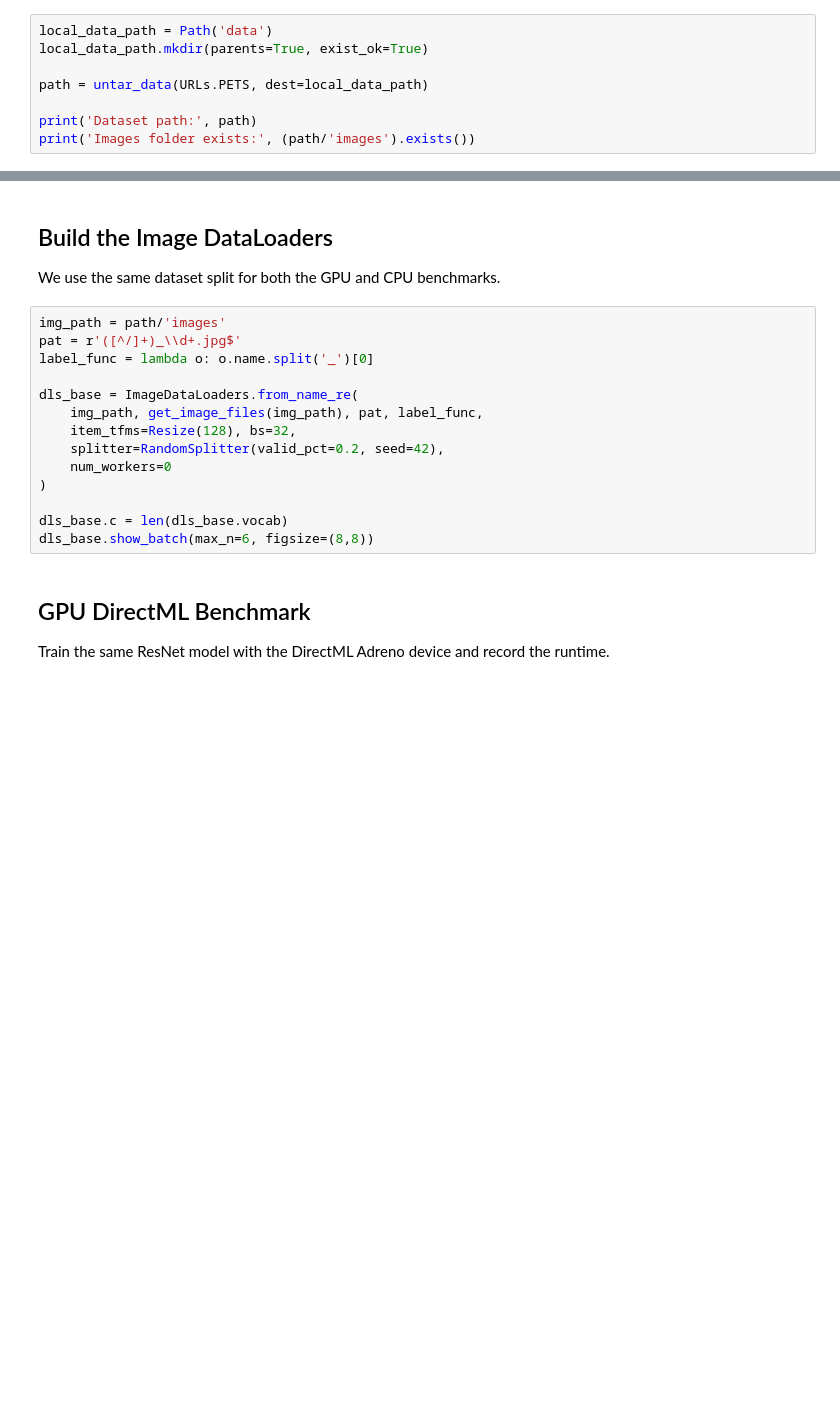
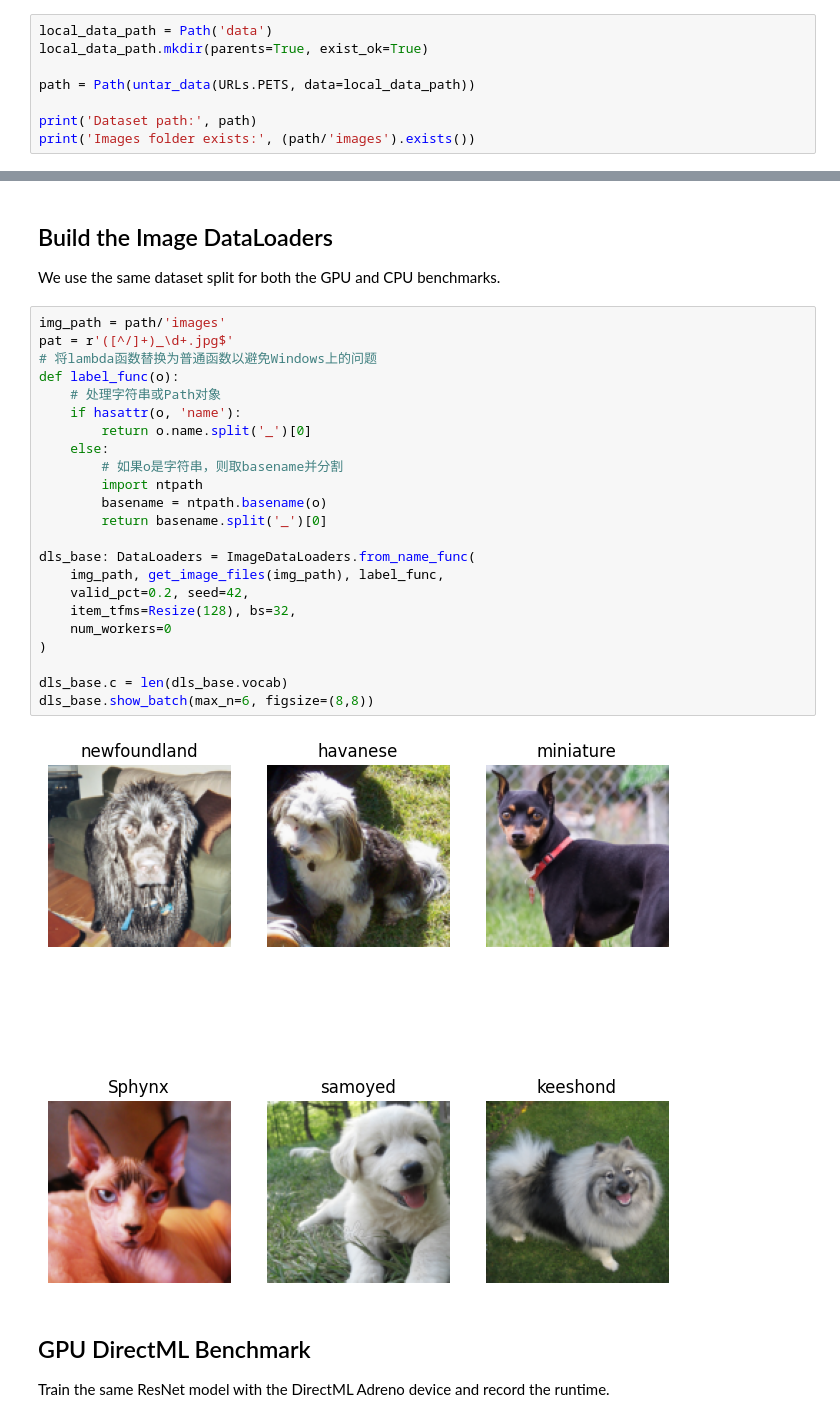
Before and after one commit to SultaniSaid/practical-deep-learning-consumer-gpu, a Jupyter notebook: lesson1_gpu_vs_cpu.ipynb, the cells around one changed output, grey strips where cells are left out. Cells and saved outputs as stored; diff of their text form; blank space fills up the shorter version.

```diff
--- a/lesson1_gpu_vs_cpu.ipynb
+++ b/lesson1_gpu_vs_cpu.ipynb
@@ -23,7 +23,7 @@ We save the Pets dataset into `data/` so it does not need to be downloaded again
 local_data_path = Path('data')
 local_data_path.mkdir(parents=True, exist_ok=True)
 
-path = untar_data(URLs.PETS, dest=local_data_path)
+path = Path(untar_data(URLs.PETS, data=local_data_path))
 
 print('Dataset path:', path)
 print('Images folder exists:', (path/'images').exists())
@@ -33,18 +36,29 @@ print('Images folder exists:', (path/'images').exists())
 We use the same dataset split for both the GPU and CPU benchmarks.
 # %%
 img_path = path/'images'
-pat = r'([^/]+)_\\d+.jpg$'
-label_func = lambda o: o.name.split('_')[0]
+pat = r'([^/]+)_\d+.jpg$'
+# 将lambda函数替换为普通函数以避免Windows上的问题
+def label_func(o):
+    # 处理字符串或Path对象
+    if hasattr(o, 'name'):
+        return o.name.split('_')[0]
+    else:
+        # 如果o是字符串，则取basename并分割
+        import ntpath
+        basename = ntpath.basename(o)
+        return basename.split('_')[0]
 
-dls_base = ImageDataLoaders.from_name_re(
-    img_path, get_image_files(img_path), pat, label_func,
+dls_base: DataLoaders = ImageDataLoaders.from_name_func(
+    img_path, get_image_files(img_path), label_func,
+    valid_pct=0.2, seed=42,
     item_tfms=Resize(128), bs=32,
-    splitter=RandomSplitter(valid_pct=0.2, seed=42),
     num_workers=0
 )
 
 dls_base.c = len(dls_base.vocab)
 dls_base.show_batch(max_n=6, figsize=(8,8))
+# %% [output]
+[figure, added]
 # %% [markdown]
 ## GPU DirectML Benchmark
 
```
Also changed, not shown: parts of 3 cells of this notebook, 4 other files.
